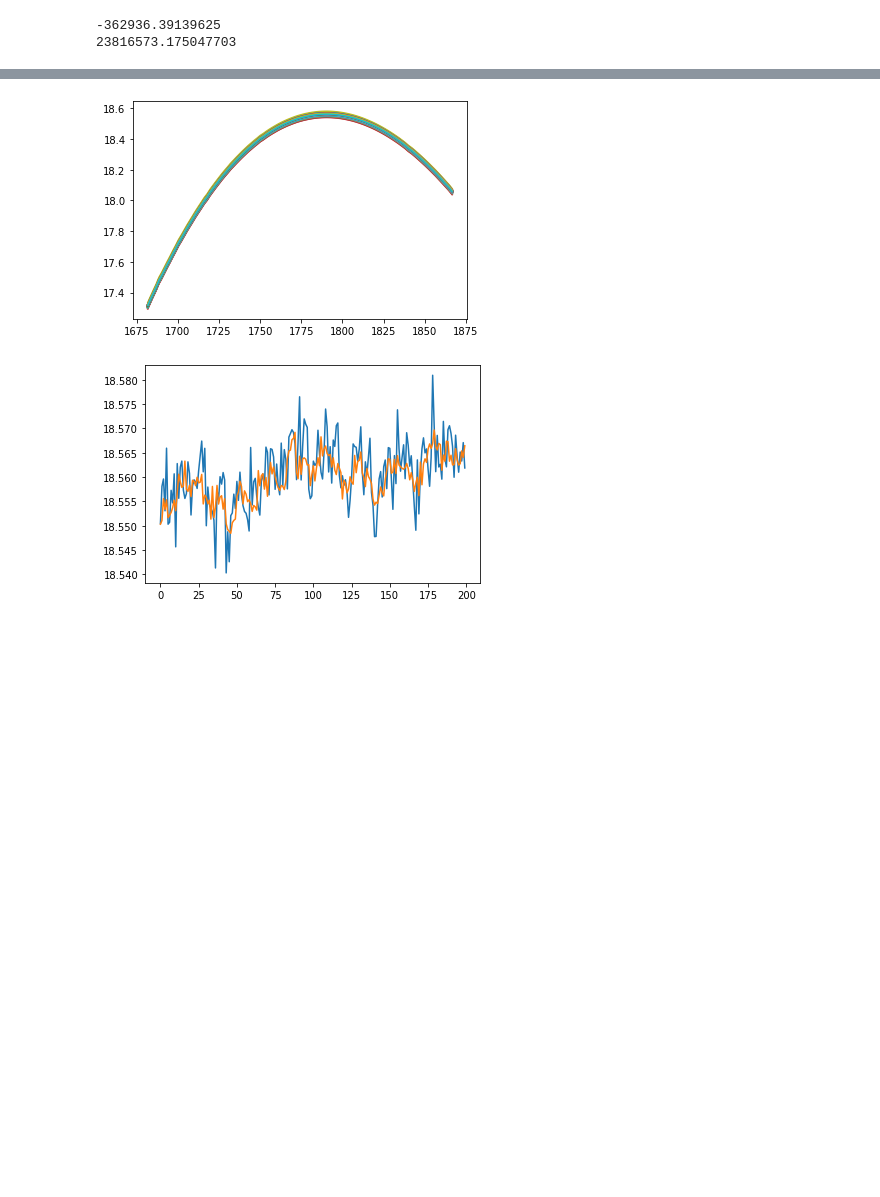
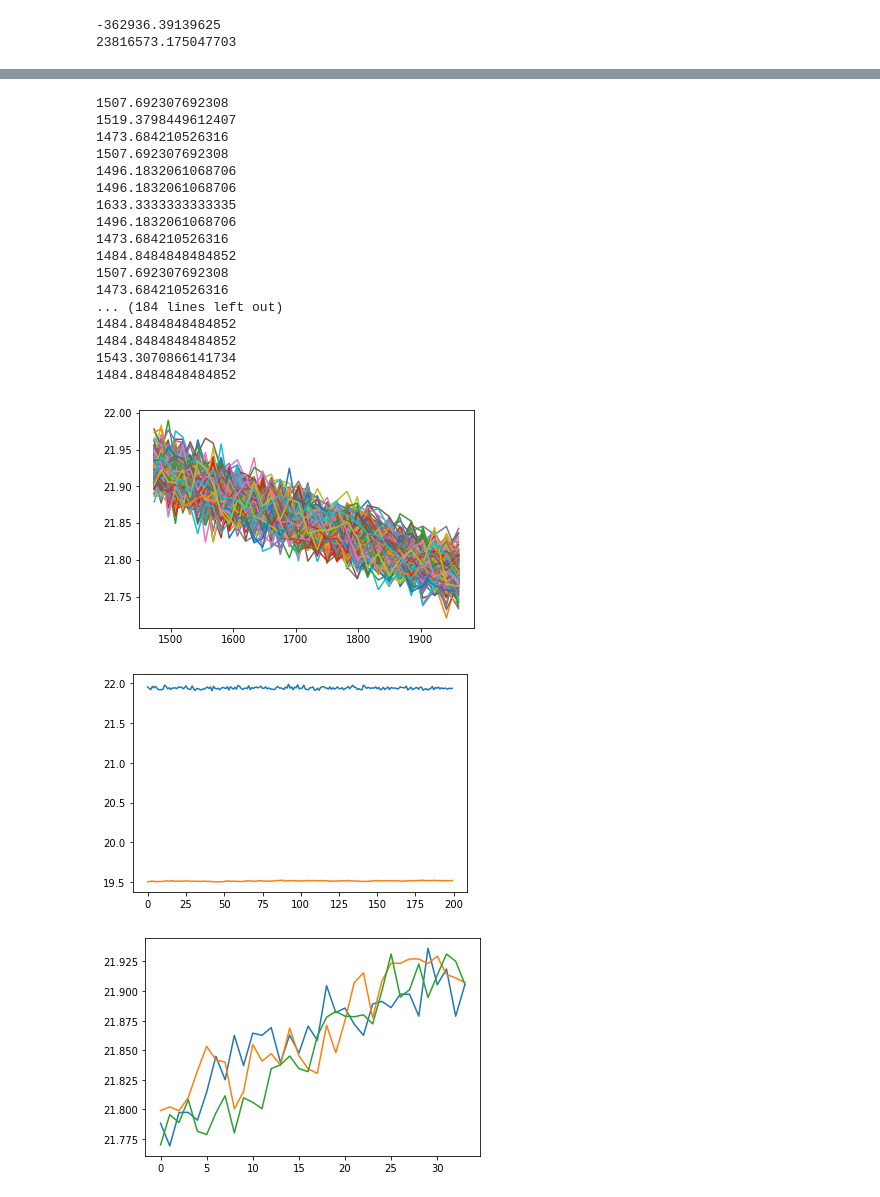
Before and after one commit to KozminArtem/ann-s, a Jupyter notebook: MD/PhAc/954_noise.ipynb, the cells around one changed output, grey strips where cells are left out. Drawn from its saved outputs; the diff is of its cells as text; code cells hidden in the pictures; blank space fills up the shorter version.

```diff
--- a/MD/PhAc/954_noise.ipynb
+++ b/MD/PhAc/954_noise.ipynb
@@ -80,11 +80,16 @@ dt = 1.0/48_000
 # max_scale = 48
 # min_scale = 45.5
 
-wavelet = 'cmor10-1792'
-max_scale = 50
-min_scale = 45
+# wavelet = 'cmor10-1792'
+# max_scale = 50
+# min_scale = 45
 
+wavelet = 'cmor1-1778'
+# max_scale = 350
+# min_scale = 320
 
+max_scale = 400
+min_scale = 300
 
 
 # wavelet = 'morl'
@@ -93,7 +98,7 @@ min_scale = 45
 
 
 
-scales = np.arange(min_scale, max_scale, 0.05)
+scales = np.arange(min_scale, max_scale, 3)
 
 slase = 95750
 size_shape = 500
@@ -215,7 +216,7 @@ df_mean_pyro_scales.to_csv(filepath)
 # %% [markdown]
                                               !!!KERNEL FALLED!!!
 # %%
-file_name_pyro = 'wt_raw/cmor10_1792_pyro_954.csv'
+file_name_pyro = 'wt_raw/cmor1_1778_pyro_954.csv'
 df_pyro_Amp = pd.read_csv(file_name_pyro)
 df_pyro_Amp = df_pyro_Amp.drop('Unnamed: 0', axis = 1)
 
@@ -229,17 +230,27 @@ frequencies = 1.0/period
 plt.figure('max_Amp')
 
 Max_pyro_amp_scales = np.zeros((interval))
+# Min_pyro_amp_scales = np.zeros((interval))
 
 for j in range(0,interval,1):
     plt.plot(frequencies, np.log(mean_pyro_scales[j]))
     Max_pyro_amp_scales[j] = mean_pyro_scales[j].max()
+#     Min_pyro_amp_scales[j] = mean_pyro_scales[j].mean()
 #     print(1.0/period[mean_pyro_scales[j].argmax()])
 plt.show()
 
 print(1.0/period[mean_pyro_scales[1].argmax()])
+# print(1.0/period[mean_pyro_scales[1].argmin()])
+
+# print(1.0/period[mean_pyro_scales[5].argmax()])
+# print(1.0/period[mean_pyro_scales[5].argmin()])
 
 
 plt.figure('Max_pyro')
 plt.plot(Max_pyro_amp_scales)
 plt.show()
+
+# plt.figure('Max_pyro')
+# plt.plot(Max_pyro_amp_scales - Min_pyro_amp_scales)
+# plt.show()
 # %% [output]
@@ -335,7 +353,7 @@ df_mean_oad_scales.to_csv(filepath)
 # %% [markdown]
                                             !!! KERNEL FALLED !!!
 # %%
-file_name_oad = 'wt_raw/cmor10_1792_oad_954.csv'
+file_name_oad = 'wt_raw/cmor1_1778_oad_954.csv'
 df_oad_Amp = pd.read_csv(file_name_oad)
 df_oad_Amp = df_oad_Amp.drop('Unnamed: 0', axis = 1)
 
@@ -347,11 +365,14 @@ period = np.array([float(str_j) for str_j in list(df_oad_Amp.columns)])
 plt.figure('max_Amp')
 
 Max_oad_amp_scales = np.zeros((interval))
+# Min_oad_amp_scales = np.zeros((interval))
 
 for j in range(0,interval,1):
     plt.plot(frequencies, np.log(mean_oad_scales[j]))
     Max_oad_amp_scales[j] = mean_oad_scales[j].max()
-#     print(1.0/(period[mean_oad_scales[j].argmax()]))
+#     Min_oad_amp_scales[j] = mean_oad_scales[j].mean()
+
+    #     print(1.0/(period[mean_oad_scales[j].argmax()]))
 plt.show()
 
 # plt.plot(1.0 / period, np.log(mean_oad_scales[1]))
@@ -361,5 +382,6 @@ print(1.0/period[mean_oad_scales[1].argmax()])
 
 plt.figure('Max_oad')
 plt.plot(Max_oad_amp_scales)
+# plt.plot(Max_oad_amp_scales - Min_oad_amp_scales)
 plt.show()
 # %% [output]
@@ -651,32 +674,56 @@ plt.show()
 # %%
 # power_oad_tr = power_oad.transpose()
 power_oad_noise_tr = cfs_oad_noise.transpose()
 # Amp_oad = zeros((interval))
 
 
 mean_oad_noise_scales = np.zeros((interval,int(len(scales))))
 
 Max_oad_noise_amp_scales = np.zeros((interval))
 
 plt.figure('max_Amp')
 
 for j in range(0,interval,1):
     temp_oad_noise = power_oad_noise_tr[delta_time*j:delta_time*(j+1)].transpose()
     for i in range(len(scales)):
         mean_oad_noise_scales[j][i-1] = temp_oad_noise[i-1].mean()
     plt.plot(frequencies, np.log(mean_oad_noise_scales[j]))
     Max_oad_noise_amp_scales[j] = mean_oad_noise_scales[j].max()
-#     print(frequencies[mean_oad_scales[j].argmax()])
+    print(frequencies[mean_oad_noise_scales[j].argmax()])
 plt.show()
 
 plt.figure('Max_oad')
 plt.plot(np.log(Max_oad_noise_amp_scales))
 plt.plot(np.log(Max_oad_amp_scales))
 
 plt.show()
+
+plt.figure('Max_oad')
+plt.plot(np.log(mean_oad_noise_scales[1]))
+plt.plot(np.log(mean_oad_noise_scales[10]))
+plt.plot(np.log(mean_oad_noise_scales[30]))
+plt.show()
 # %% [output]
+1507.692307692308
+1519.3798449612407
+1473.684210526316
+1507.692307692308
+1496.1832061068706
+1496.1832061068706
+1633.3333333333335
+1496.1832061068706
+1473.684210526316
+1484.8484848484852
+1507.692307692308
+1473.684210526316
+... (184 lines left out)
+1484.8484848484852
+1484.8484848484852
+1543.3070866141734
+1484.8484848484852
-[figure, old version]
+[figure, new version]
-[figure, old version]
+[figure, new version]
+[figure, added]
 # %%
 from pathlib import Path
 
```
Also changed, not shown: parts of 34 cells of this notebook, 10 other files.
